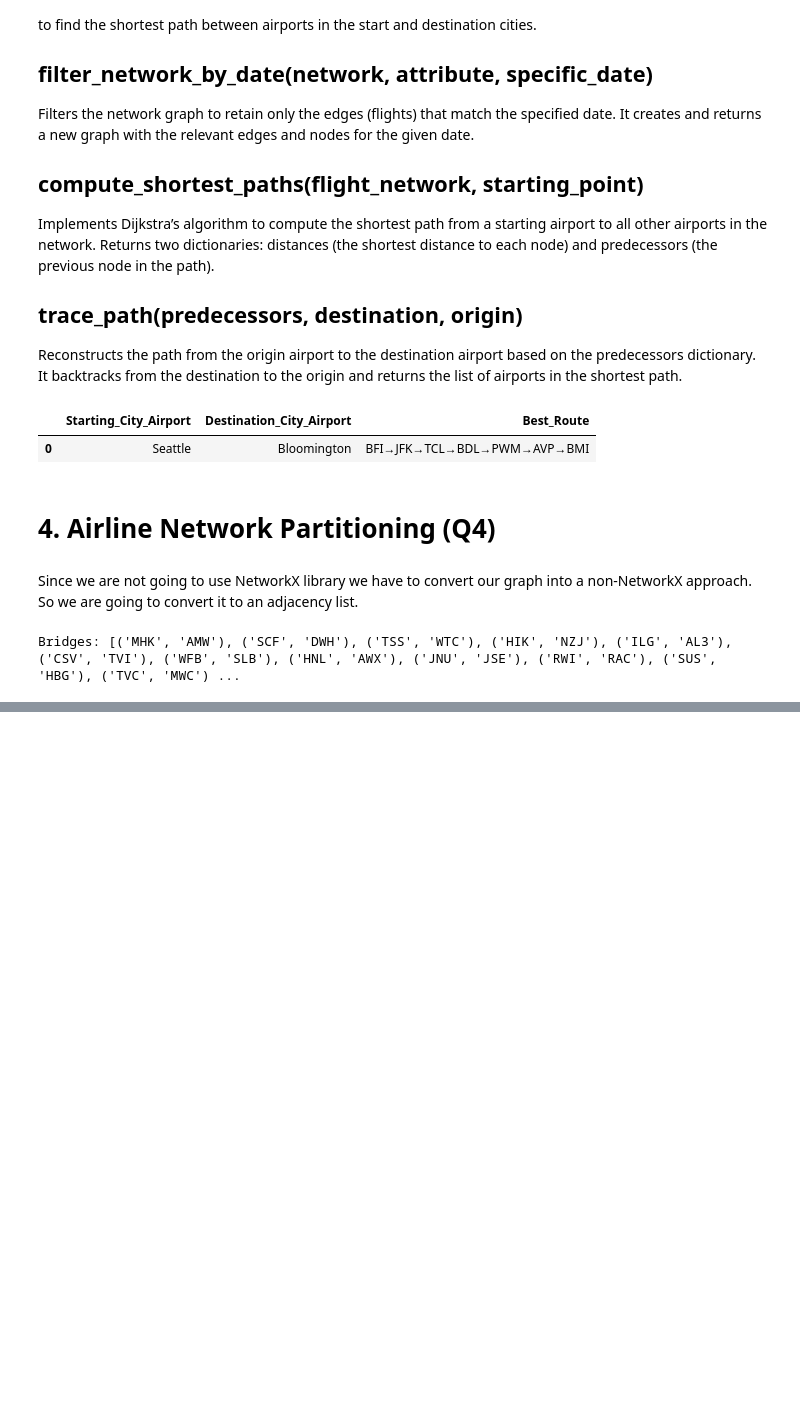
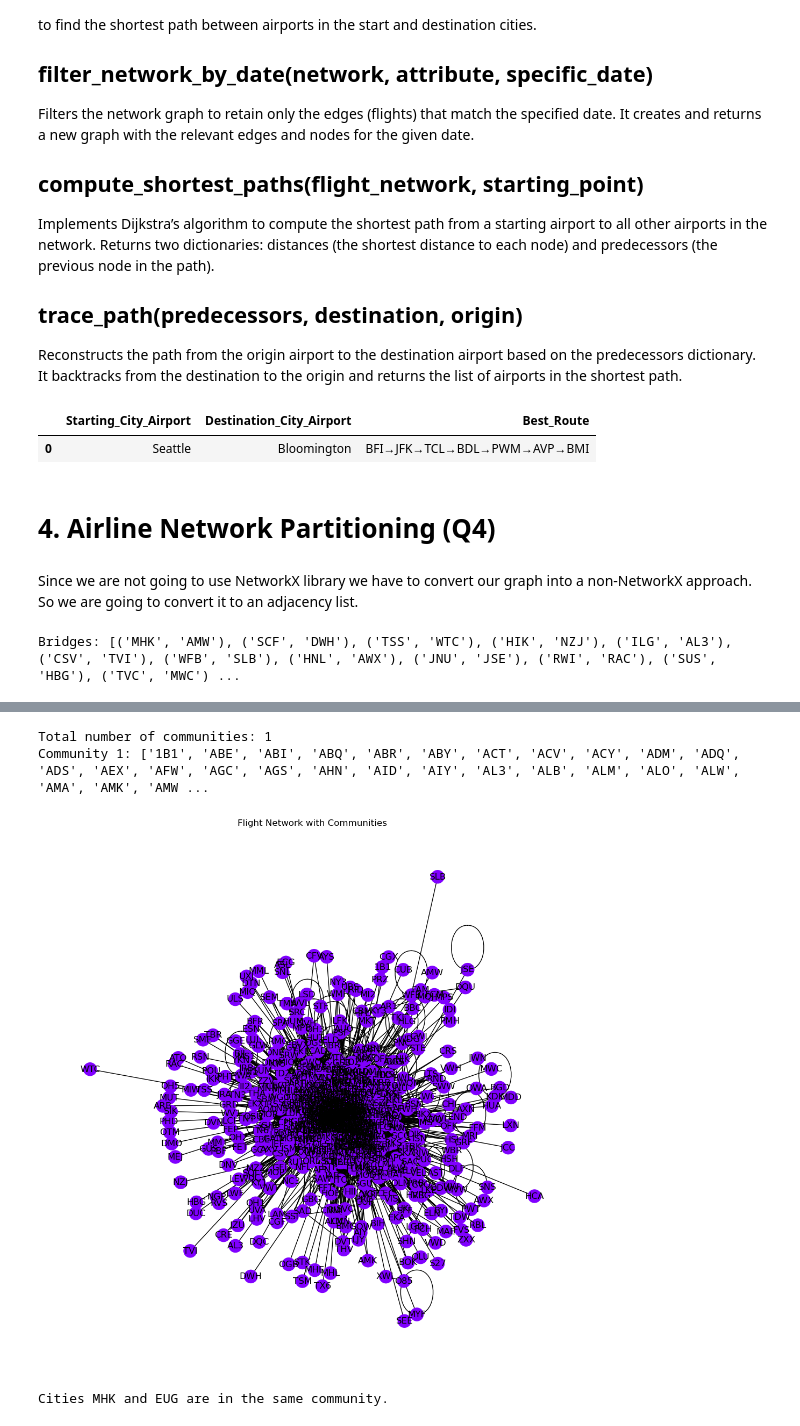
Before and after one commit to Nefeli-Apostolou/ADM_HW05, a Jupyter notebook: main.ipynb, the cells around one changed output, grey strips where cells are left out. Drawn from its saved outputs; the diff is of its cells as text; code cells hidden in the pictures; blank space fills up the shorter version.

```diff
--- a/main.ipynb
+++ b/main.ipynb
@@ -857,0 +883,48 @@ remove_bridges(adjacency_list, bridges)
+# %%
+def find_communities(flight_network, c1, c2):
+
+    G = nx.Graph(flight_network)
+
+    # Find connected communities
+    communities = list(nx.connected_components(G))
+
+    city_to_community = {}
+    for community_id, community in enumerate(communities):
+        for city in community:
+            city_to_community[city] = community_id
+
+    # Check if c1 and c2 belong to the same community
+    if city_to_community.get(c1) == city_to_community.get(c2):
+        same_community = True
+    else:
+        same_community = False
+
+    print(f'Total number of communities: {len(communities)}')
+    for community_id, community in enumerate(communities):
+        print(f'Community {community_id + 1}: {sorted(community)}')
+
+    # Visualize the graph with communities
+    plt.figure(figsize=(10, 10))
+    pos = nx.spring_layout(G)
+    colors = [city_to_community[node] for node in G.nodes()]
+
+    nx.draw(G, pos, node_color=colors, with_labels=True, cmap=plt.cm.rainbow)
+    plt.title('Flight Network with Communities')
+    plt.show()
+
+    return same_community, len(communities), communities
+
+### Call the functions
+c1 = 'MHK'
+c2 = 'EUG'
+
+same_community, total_communities, communities = find_communities(flight_network, c1, c2)
+if same_community:
+    print(f'Cities {c1} and {c2} are in the same community.')
+else:
+    print(f'Cities {c1} and {c2} are not parts of the same community.')
+# %% [output]
+Total number of communities: 1
+Community 1: ['1B1', 'ABE', 'ABI', 'ABQ', 'ABR', 'ABY', 'ACT', 'ACV', 'ACY', 'ADM', 'ADQ', 'ADS', 'AEX', 'AFW', 'AGC', 'AGS', 'AHN', 'AID', 'AIY', 'AL3', 'ALB', 'ALM', 'ALO', 'ALW', 'AMA', 'AMK', 'AMW ...
+[figure, added]
+Cities MHK and EUG are in the same community.
```
Also changed, not shown: parts of 12 cells of this notebook.
